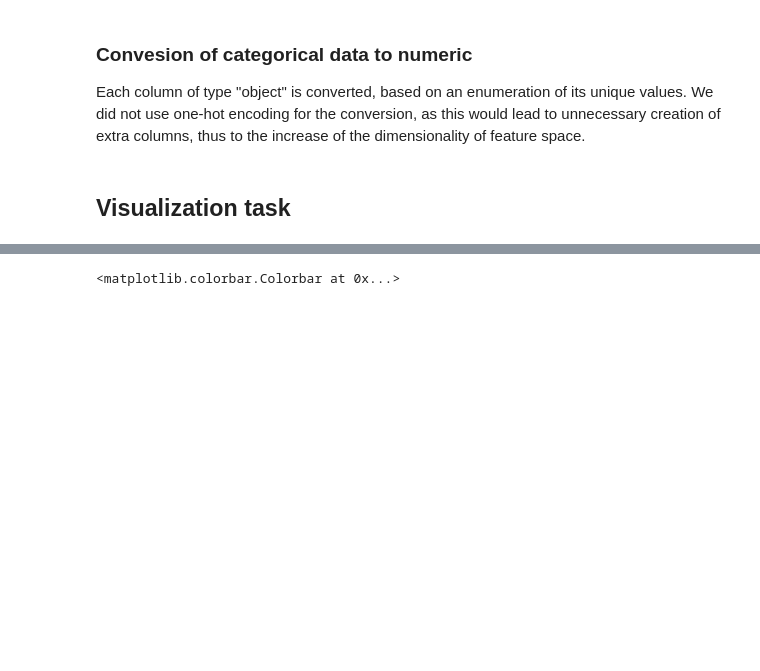
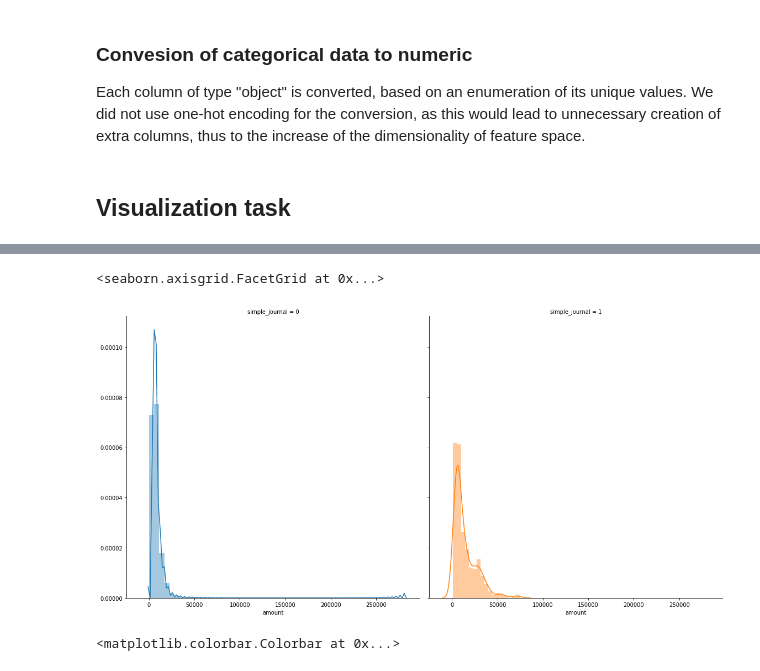
Before and after one commit to giannislelekas/CS4035, a Jupyter notebook: lab1/Lab1-dropNA.ipynb, the cells around one changed output, grey strips where cells are left out. Cells and saved outputs as stored; diff of their text form; code cells hidden in the pictures; blank space fills up the shorter version.

```diff
--- a/lab1/Lab1-dropNA.ipynb
+++ b/lab1/Lab1-dropNA.ipynb
@@ -99,3 +109,10 @@ for c in char_cols:
+# %%
+g = sns.FacetGrid(data, col="simple_journal", height=8,hue='simple_journal')
+g.map(sns.distplot,"amount",kde=True)
+# g.set_titles('Settled vs Chargeback')
+# %% [output]
+<seaborn.axisgrid.FacetGrid at 0x...>
+[figure, added]
 # %%
 labels = ['currencycode', 'simple_journal', 'cardverificationcodesupplied']
 
```
Also changed, not shown: parts of 14 cells of this notebook, 1 other file.
